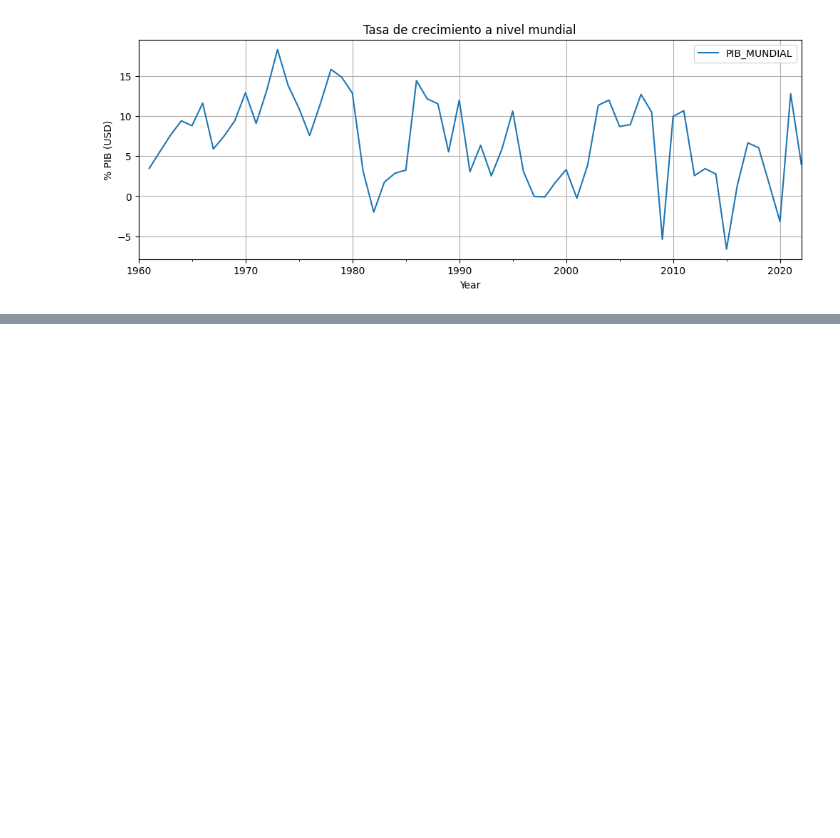
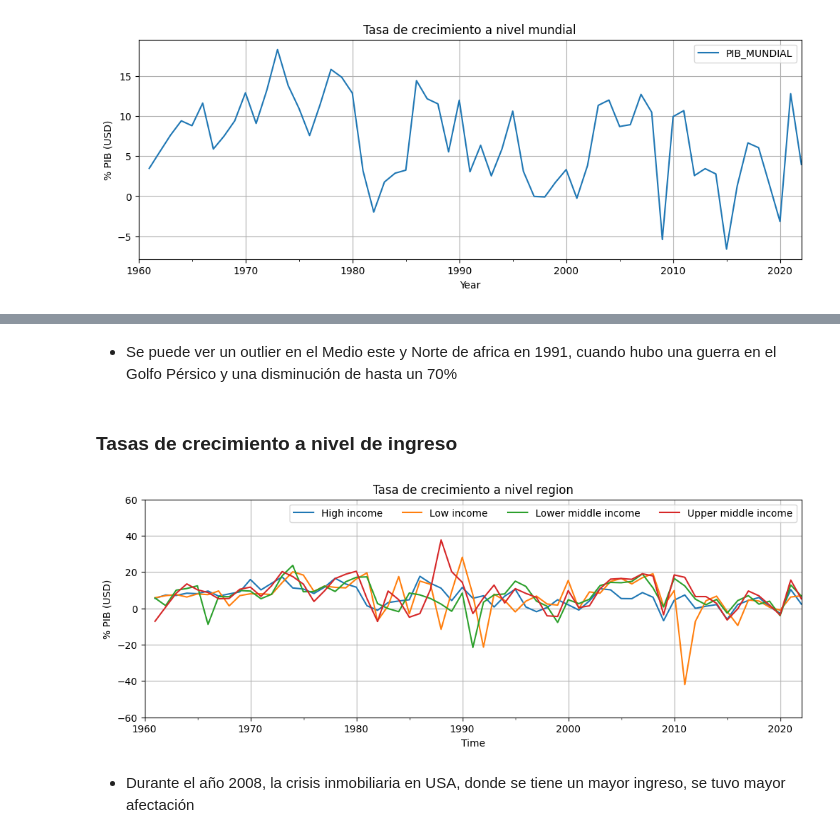
Before and after one commit to JairRamosG/Series_de_Tiempo, a Jupyter notebook: 05_Analisis/PIB/PIB.ipynb, the cells around one changed output, grey strips where cells are left out. Saved outputs shown, nothing was run; the diff lists cells and outputs as text; code cells hidden in the pictures; blank space fills up the shorter version.

```diff
--- a/05_Analisis/PIB/PIB.ipynb
+++ b/05_Analisis/PIB/PIB.ipynb
@@ -345,0 +361,17 @@ ax.grid(True)
+# %% [markdown]
+* Se puede ver un outlier en el Medio este y Norte de africa en 1991, cuando hubo una guerra en el Golfo Pérsico y una disminución de hasta un 70%
+# %% [markdown]
+### Tasas de crecimiento a nivel de ingreso
+# %%
+tasa_ningreso = 100 * df_ningreso.diff(1).div(df_ningreso, axis=0)
+
+ax = tasa_ningreso.plot(figsize=(12, 4))
+ax.set_title('Tasa de crecimiento a nivel region')
+ax.set_ylabel('% PIB (USD)')
+ax.set_ylim([-60, 60])
+ax.legend(loc = 'best', ncols = 4)
+ax.grid(True)
+# %% [output]
+[figure, added]
+# %% [markdown]
+* Durante el año 2008, la crisis inmobiliaria en USA, donde se tiene un mayor ingreso, se tuvo mayor afectación
```
Also changed, not shown: parts of 3 cells of this notebook.
